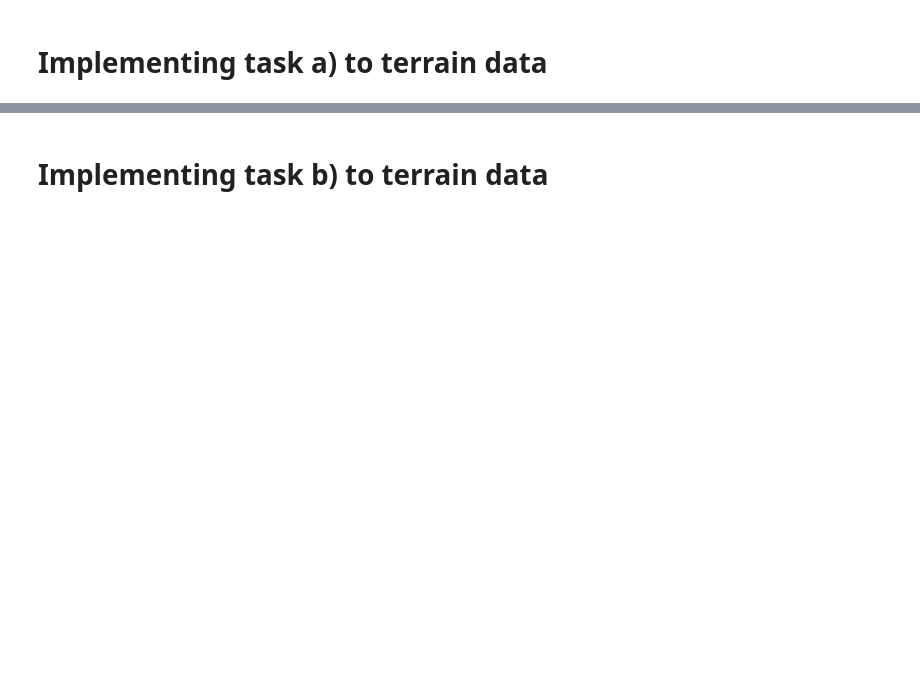
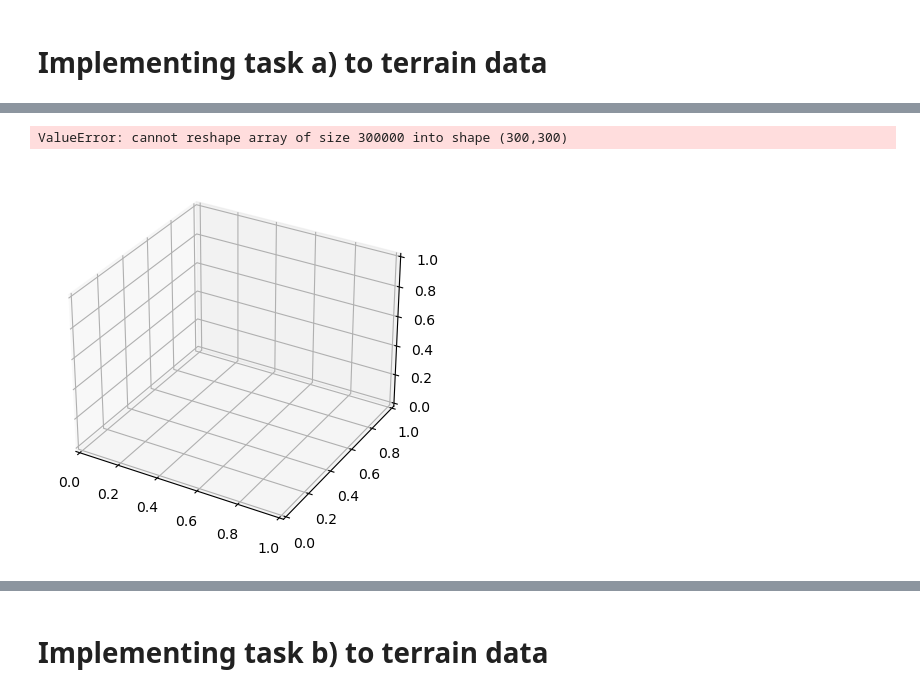
Before and after one commit to LassePladsen/FYS-STK3155-projects, a Jupyter notebook: project1/source_code/part_g_real_data.ipynb, the cells around one changed output, grey strips where cells are left out. Saved outputs shown, nothing was run; the diff lists cells and outputs as text; code cells hidden in the pictures; blank space fills up the shorter version.

```diff
--- a/project1/source_code/part_g_real_data.ipynb
+++ b/project1/source_code/part_g_real_data.ipynb
@@ -144,3 +217,13 @@ for degree in degrees:
+# %%
+fig = plt.figure()
+ax = plt.axes(projection='3d')
+ax.contour3D(x.reshape(), y, z_predict.reshape(3000,300), 50, cmap='binary')
+ax.set_xlabel('x')
+ax.set_ylabel('y')
+ax.set_zlabel('z');
+# %% [output]
+ValueError: cannot reshape array of size 300000 into shape (300,300)
+[figure, added]
 # %%
 # Plot the MSE as function of poly. degree
 plt.figure()
```
Also changed, not shown: parts of 20 cells of this notebook, 1 other file.
